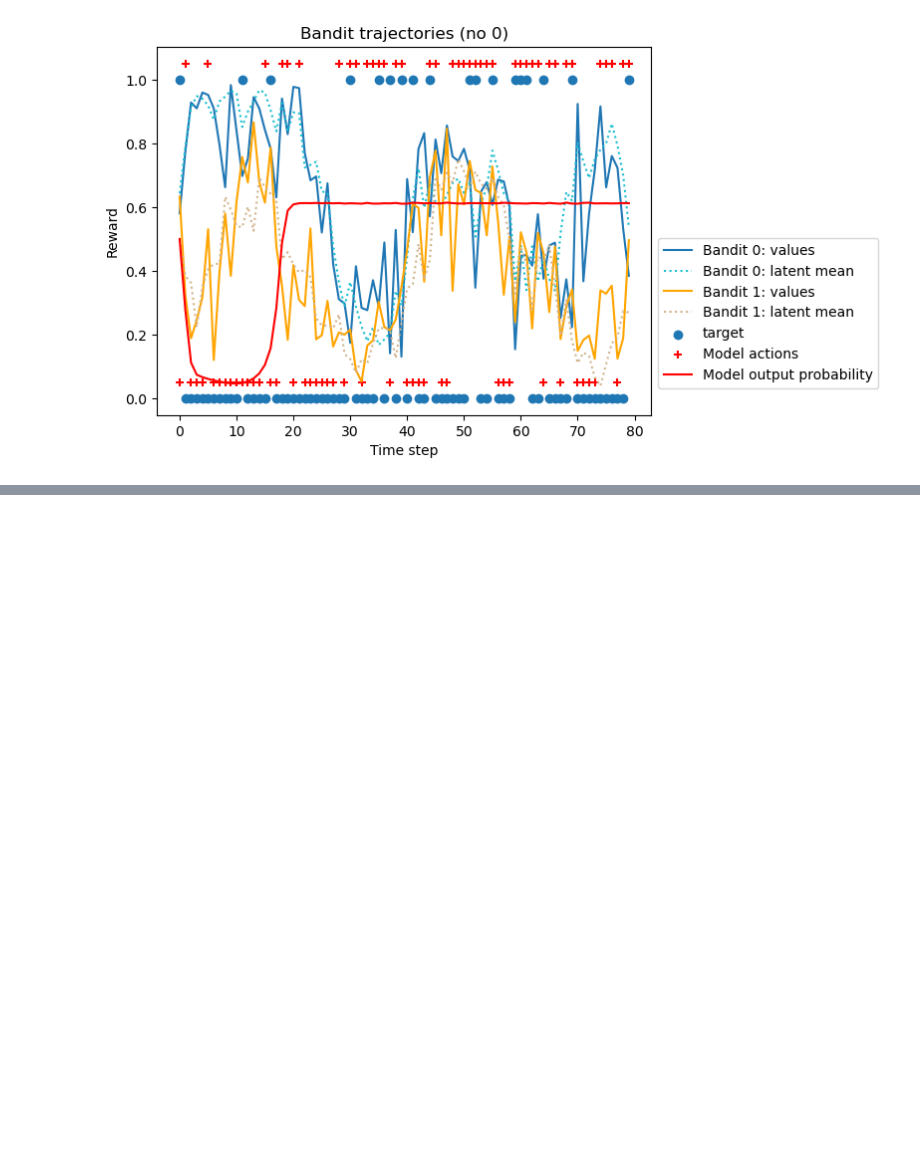
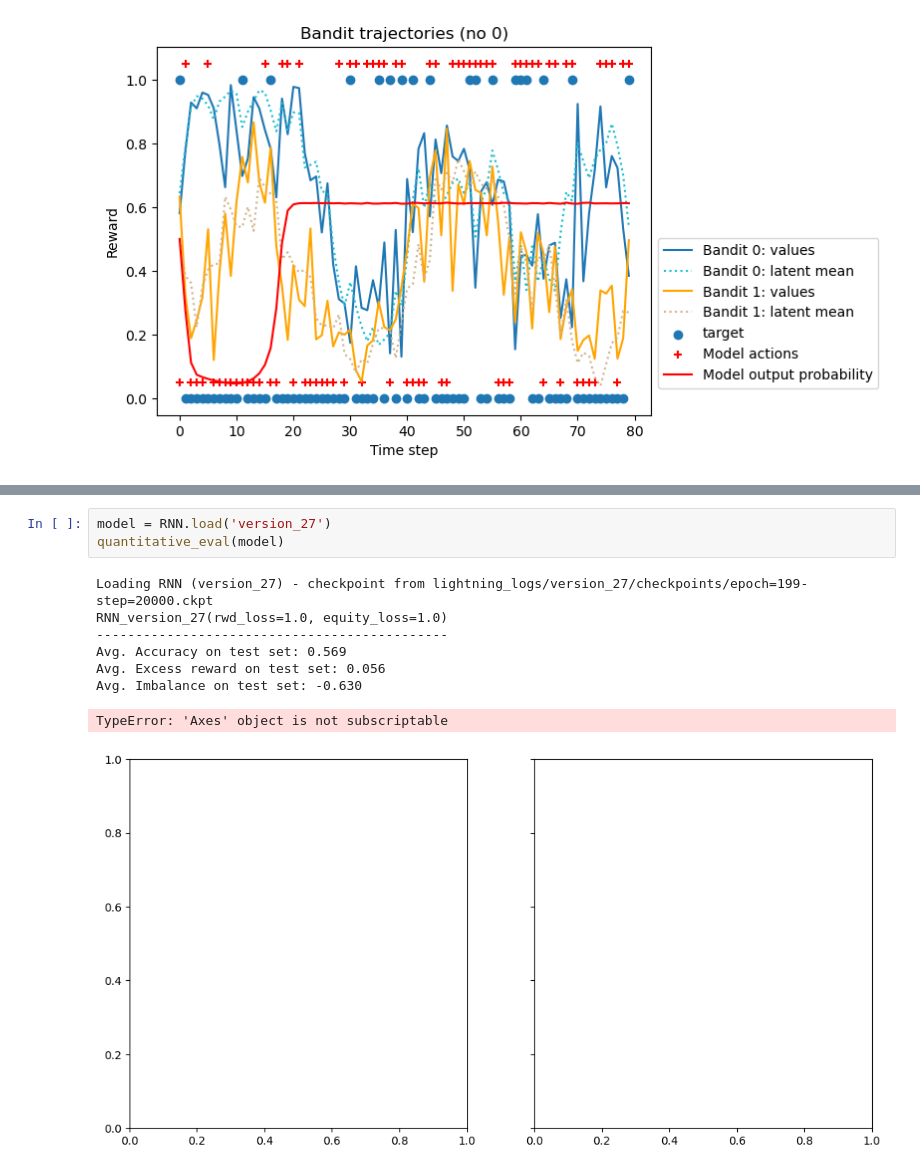
Before and after one commit to atrudel/social_bandit, a Jupyter notebook: visualization.ipynb, the cells around one changed output, grey strips where cells are left out. Drawn from its saved outputs; the diff is of its cells as text; blank space fills up the shorter version.

```diff
--- a/visualization.ipynb
+++ b/visualization.ipynb
@@ -112,0 +139,12 @@ Avg. Imbalance on test set: -0.440
+# %%
+model = RNN.load('version_27')
+quantitative_eval(model)
+# %% [output]
+Loading RNN (version_27) - checkpoint from lightning_logs/version_27/checkpoints/epoch=199-step=20000.ckpt
+RNN_version_27(rwd_loss=1.0, equity_loss=1.0)
+---------------------------------------------
+Avg. Accuracy on test set: 0.569
+Avg. Excess reward on test set: 0.056
+Avg. Imbalance on test set: -0.630
+TypeError: 'Axes' object is not subscriptable
+[figure, added]
```
Also changed, not shown: parts of 3 cells of this notebook, 3 other files.
